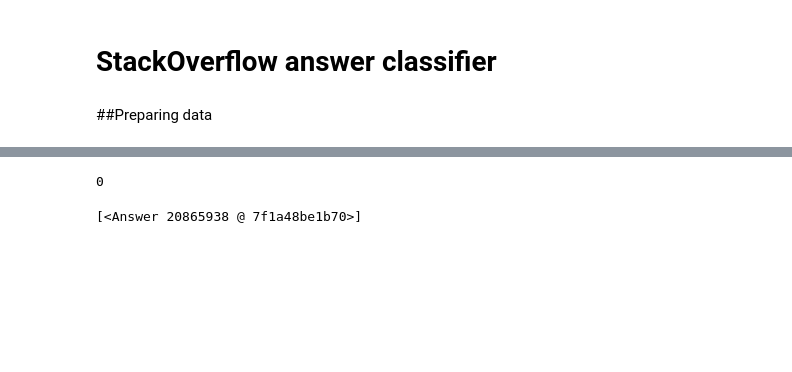
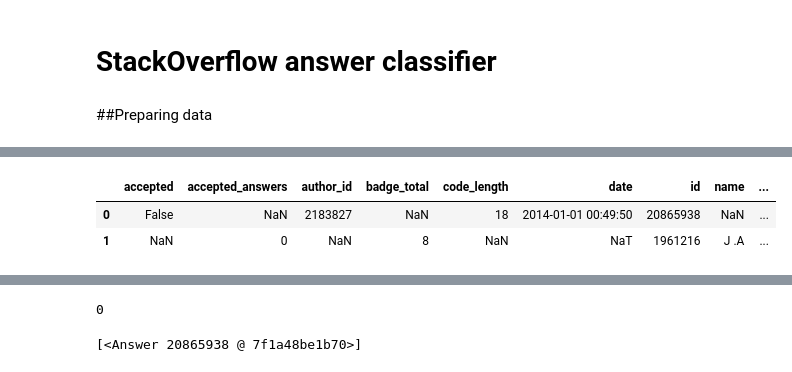
Before and after one commit to mavillard/so, a Jupyter notebook: so.ipynb, the cells around one changed output, grey strips where cells are left out. Saved outputs shown, nothing was run; the diff lists cells and outputs as text; code cells hidden in the pictures; blank space fills up the shorter version.

```diff
--- a/so.ipynb
+++ b/so.ipynb
@@ -31,7 +31,7 @@ def html_to_string(html):
 
 def code_line_count(html):
     count_lines = 0
-    codes = re.findall(r'<code>.*?</code>', a.body, re.DOTALL)
+    codes = re.findall(r'<code>.*?</code>', html, re.DOTALL)
     for code in codes:
         text = html_to_string(code)
         lines = text.split('\n')
@@ -42,7 +42,7 @@ def code_line_count(html):
 ##Preparing data
 # %%
 qs_columns = ['id', 'author_id', 'date', 'title', 'text', 'score', 'views', 'url']
-as_columns = ['id', 'author_id', 'question_id', 'date', 'text', 'code_length', 'score', 'accepted', 'url']
+as_columns = ['id', 'author_id', 'question_id', 'date', 'text', 'code_lines', 'score', 'accepted', 'url']
 us_columns = ['id', 'name', 'total_questions', 'unanswered_questions', 'total_answers', 'accepted_answers', 'reputation', 'badge_total', 'url']
 qa_columns = ['id', 'text', 'q_score', 'a_score', 'qer_reputation', 'aer_reputation', 'qer_percent_answered_questions', 'aer_percent_accepted_answers', 'aer_badge_total', 'a_code_lenth', 'is_qa']
 
@@ -95,2 +64,0 @@ False
-# %%
-questions_df.append(df, ignore_index=True)
@@ -211,0 +132,31 @@ so.
+# %%
+questions = so.questions(fromdate=from_date_ts, todate=to_date_ts, sort=Sort.Creation, order=ASC, pagesize=100)
+while questions.has_more:
+    print(1)
+    for question in questions:
+        print(2)
+        q_df = question_to_df(question)
+        questions_df = questions_df.append(q_df, ignore_index=True)
+
+        author_id = question.owner_id
+        if author_id not in users_df.id.values:
+            print(3)
+            qer = so.user(author_id)
+            u_df = user_to_df(qer)
+            users_df = users_df.append(u_df, ignore_index=True)
+
+        answers = question.answers
+        for answer in answers:
+            print(4)
+            a_df = answer_to_df(answer)
+            answers_df = answers_df.append(a_df, ignore_index=True)
+
+            author_id = answer.owner_id
+            if author_id not in users_df.id.values:
+                print(5)
+                aer = so.user(author_id)
+                u_df = user_to_df(aer)
+                users_df = users_df.append(u_df, ignore_index=True)
+
+    print(3)
+    questions = questions.fetch_next()
@@ -211,0 +188,6 @@ so.
+# %%
+users_df
+# %% [output]
+|  | accepted | accepted_answers | author_id | badge_total | code_length | date | id | name | ... |
+| 0 | False | NaN | 2183827 | NaN | 18 | 2014-01-01 00:49:50 | 20865938 | NaN | ... |
+| 1 | NaN | 0 | NaN | 8 | NaN | NaT | 1961216 | J .A | ... |
```
Also changed, not shown: parts of 22 cells of this notebook.
